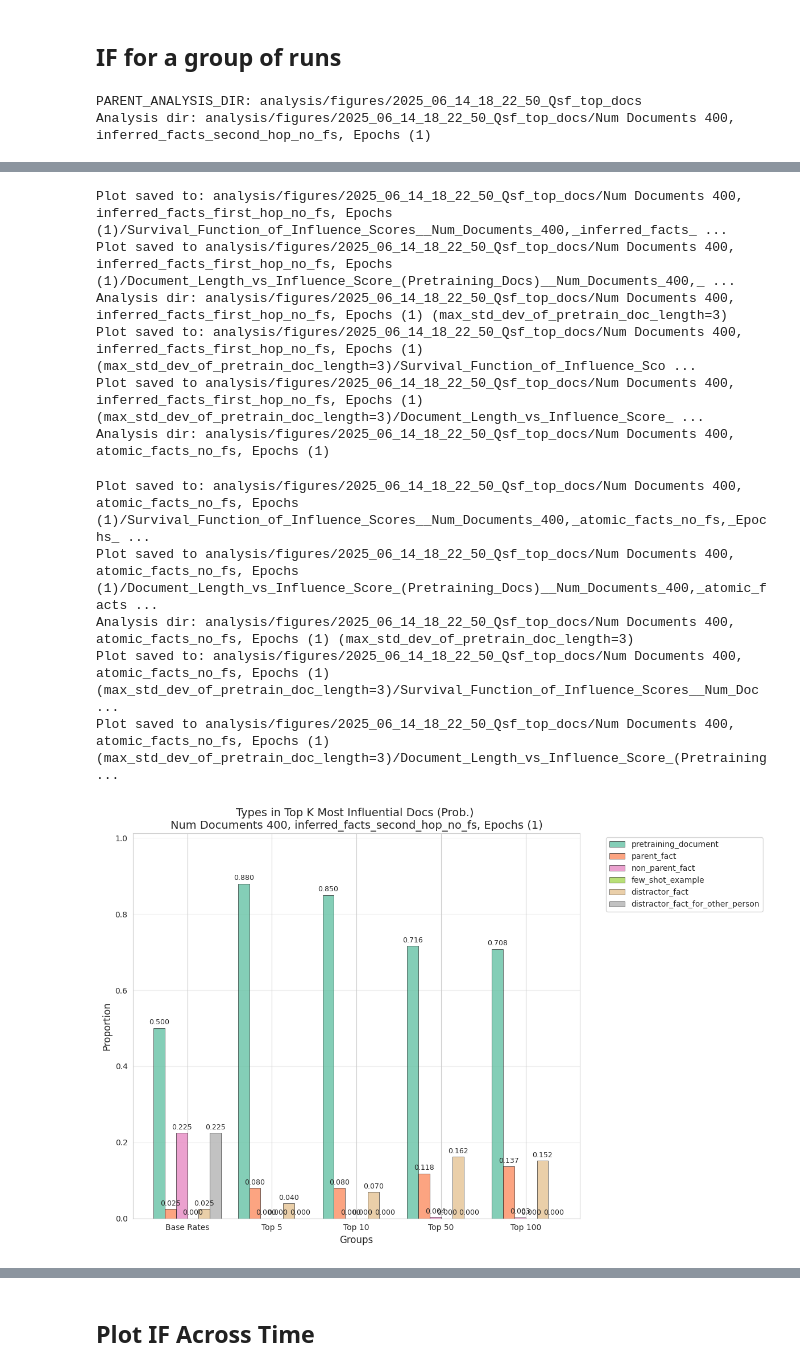
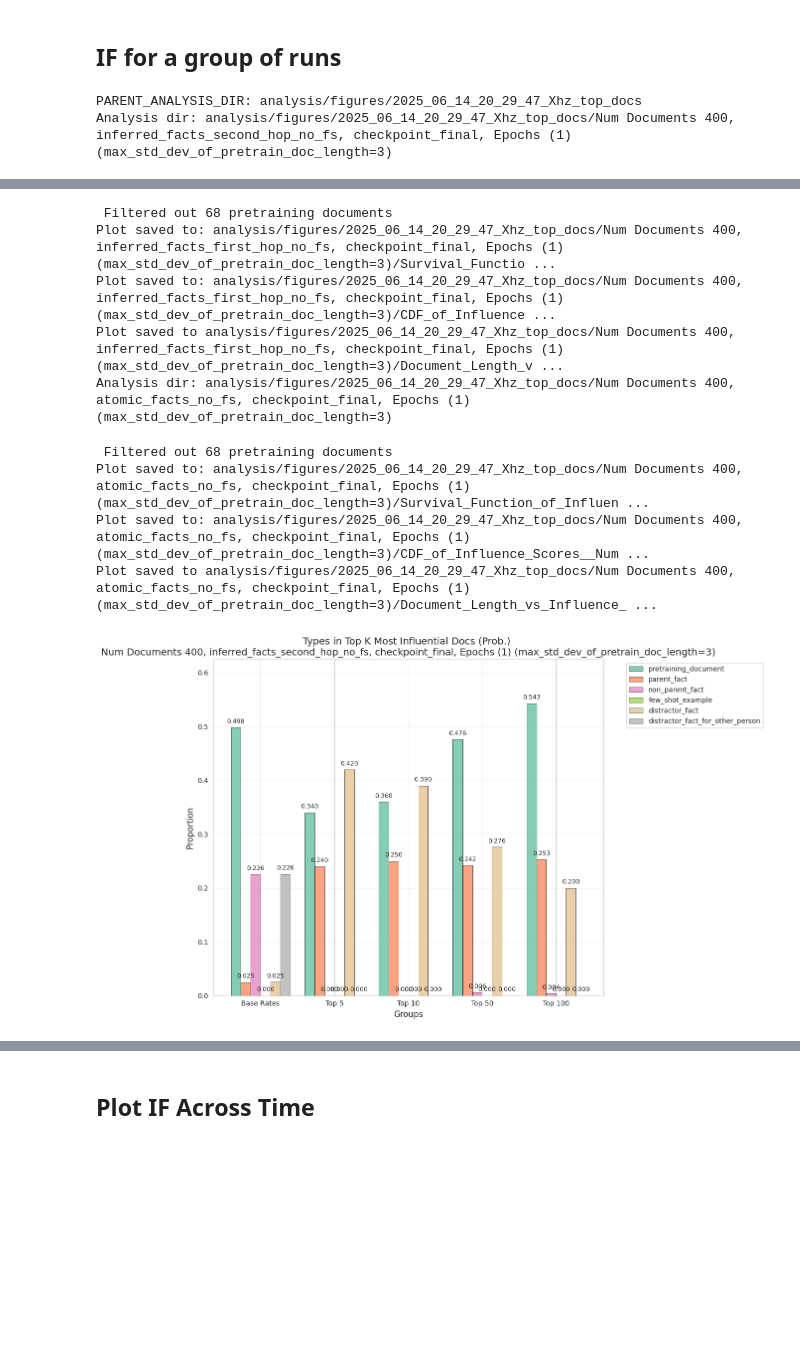
Before and after one commit to levmckinney/malign-influence, a Jupyter notebook: analysis/extractive_structures.ipynb, the cells around one changed output, grey strips where cells are left out. Saved outputs shown, nothing was run; the diff lists cells and outputs as text; code cells hidden in the pictures; blank space fills up the shorter version.

```diff
--- a/analysis/extractive_structures.ipynb
+++ b/analysis/extractive_structures.ipynb
@@ -1489,9 +1623,8 @@ from oocr_influence.analysis_utils import load_influence_scores, split_dataset_a
 # %% [markdown]
 ### Influence Analysis Historgam
 # %%
-RUN_IDS = [
-"uo7zhyu0"
-]
+RUN_IDS = ["dgx4axk3",
+"6gvl9oxe","uo7zhyu0"]
 
 RUN_IDS_WITH_BROKEN_TEST_DATASET = [
 "4ujfx60l",
@@ -1524,7 +1657,9 @@ bin_width_list = []
 test_dataset_list = []
 probabilities_list = []
 tokenizer_list = []
+reduced_scores_by_document_list = []
 
+REDUCTION_FOR_PLOTS = "sum"
 # Part 1: Load all data
 for experiment, log, path_or_wandb in zip(experiments_to_analyze, experiment_logs, experiment_analysis_paths):
     influence_experiment_log = log
@@ -1589,14 +1724,13 @@ for experiment, log, path_or_wandb in zip(experiments_to_analyze, experiment_log
         all_modules_influence_scores_by_document, train_dataset_by_document = split_dataset_and_scores_by_document(scores=influence_scores, packed_train_ds=train_dataset)
     else:
         all_modules_influence_scores_by_document, train_dataset_by_document = influence_scores, train_dataset
-
-    bin_width = max(1, int(len(train_dataset) / 40)) # type: ignore
+    reduced_scores_by_document = reduce_scores(all_modules_influence_scores_by_document, REDUCTION_FOR_PLOTS)
 
     # Append to lists
     all_modules_influence_scores_by_document_list.append(all_modules_influence_scores_by_document)
     train_dataset_by_document_list.append(train_dataset_by_document)
     experiment_name_parent_list.append(experiment_name_parent)
-    bin_width_list.append(bin_width)
+    reduced_scores_by_document_list.append(reduced_scores_by_document)
     test_dataset_list.append(test_dataset)
     probabilities_list.append(probabilities)
     tokenizer_list.append(tokenizer)
@@ -1829,7 +1978,7 @@ def filter_number_of_documents(num_docs: int) -> Callable[[InfluenceArgs, Traini
 
 groups = []
 
-groups += [GroupOfExperiments(name=f"Num Documents {train_arg.synth_types_per_fact * train_arg.synth_ideas_per_type * train_arg.synth_docs_per_idea}, {arg.query_dataset_split_name}, Epochs ({train_arg.epochs})", experiment_filter= lambda x,y,if_arg=arg,t_arg=train_arg: (if_arg.query_dataset_split_name == x.query_dataset_split_name) and (t_arg.synth_ideas_per_type == y.synth_ideas_per_type) and (y.epochs == t_arg.epochs)) for arg,train_arg in sorted([(InfluenceArgs.model_validate(log.args), TrainingArgs.model_validate(og_log.args)) for log, og_log in zip(experiment_logs, original_experiment_logs)], key=lambda x: x[1].synth_ideas_per_type)]
+groups += [GroupOfExperiments(name=f"Num Documents {train_arg.synth_types_per_fact * train_arg.synth_ideas_per_type * train_arg.synth_docs_per_idea}, {arg.query_dataset_split_name}, {arg.checkpoint_name}, Epochs ({train_arg.epochs})", experiment_filter= lambda x,y,if_arg=arg,t_arg=train_arg: (if_arg.query_dataset_split_name == x.query_dataset_split_name) and (t_arg.synth_ideas_per_type == y.synth_ideas_per_type) and (y.epochs == t_arg.epochs)  and (x.checkpoint_name == if_arg.checkpoint_name)) for arg,train_arg in sorted([(InfluenceArgs.model_validate(log.args), TrainingArgs.model_validate(og_log.args)) for log, og_log in zip(experiment_logs, original_experiment_logs)], key=lambda x: x[1].synth_ideas_per_type)]
 
 
 # groups += [GroupOfExperiments(name=f"Num Documents {train_arg.synth_types_per_fact * train_arg.synth_ideas_per_type * train_arg.synth_docs_per_idea}, {arg.query_dataset_split_name}, {arg.checkpoint_name}, Epochs ({train_arg.epochs})", experiment_filter= lambda x,y,if_arg=arg,t_arg=train_arg: (if_arg.checkpoint_name == x.checkpoint_name)) for arg,train_arg in sorted([(InfluenceArgs.model_validate(log.args), TrainingArgs.model_validate(og_log.args)) for log, og_log in zip(experiment_logs, original_experiment_logs)], key=lambda x: x[1].synth_ideas_per_type)]
@@ -1852,7 +2001,7 @@ for group in groups:
 
         experiment_name = experiment_name_parent
         checkpoint_name_to_proportions = {}
-        for max_std_dev_of_pretrain_doc_length in [None,3]:
+        for max_std_dev_of_pretrain_doc_length in [3]:
 
             if max_std_dev_of_pretrain_doc_length is not None:
                 experiment_name += f" (max_std_dev_of_pretrain_doc_length={max_std_dev_of_pretrain_doc_length})"
@@ -1867,13 +2016,16 @@ for group in groups:
                 std_dev = np.std(pretain_doc_lengths)
                 mn = np.mean(pretain_doc_lengths)
                 ids_to_keep = [id for id,type,input_ids in zip(train_dataset["id"], train_dataset["type"],train_dataset["input_ids"]) if type != "pretraining_document" or (len(input_ids) < mn + max_std_dev_of_pretrain_doc_length * std_dev)] # type: ignore
+                print(f" Filtered out {len(train_dataset) - len(ids_to_keep)} pretraining documents")
             else:
                 ids_to_keep = [id for id in train_dataset["id"]]
 
             scores_df = pd.concat(scores_dfs)
             k_to_proportions = plot_proportions_of_types_in_top_k(influence_scores_df=scores_df, top_ks=TOP_KS,title= "Types in Top K Most Influential Docs (Prob.) \n" + experiment_name, analysis_dir=analysis_dir, plot_ratio=False, ids_to_keep=ids_to_keep)
 
-            plot_survival_function_by_group(scores_df=scores_df, title= "Survival Function of Influence Scores \n" + experiment_name, analysis_dir=analysis_dir, ids_to_keep=ids_to_keep)
+            plot_survival_function_by_group(influence_scores_df=scores_df, title= "Survival Function of Influence Scores \n" + experiment_name, analysis_dir=analysis_dir, ids_to_keep=ids_to_keep)
+
+            plot_cdf_by_group(influence_scores_df=scores_df, title= "CDF of Influence Scores \n" + experiment_name, analysis_dir=analysis_dir, ids_to_keep=ids_to_keep)
 
             if len(train_datasets) == 1:
 
@@ -1890,5 +2042,5 @@ for group in groups:
                 num_steps = re.search(r"s(\d+)",checkpoint_name).group(1)
                 return int(num_steps) / steps_per_epoch
 # %% [output]
-PARENT_ANALYSIS_DIR: analysis/figures/2025_06_14_18_22_50_Qsf_top_docs
-Analysis dir: analysis/figures/2025_06_14_18_22_50_Qsf_top_docs/Num Documents 400, inferred_facts_second_hop_no_fs, Epochs (1)
+PARENT_ANALYSIS_DIR: analysis/figures/2025_06_14_20_29_47_Xhz_top_docs
+Analysis dir: analysis/figures/2025_06_14_20_29_47_Xhz_top_docs/Num Documents 400, inferred_facts_second_hop_no_fs, checkpoint_final, Epochs (1) (max_std_dev_of_pretrain_doc_length=3)
@@ -1901,12 +2052,10 @@ Analysis dir: analysis/figures/2025_06_14_18_22_50_Qsf_top_docs/Num Documents 40
-Plot saved to: analysis/figures/2025_06_14_18_22_50_Qsf_top_docs/Num Documents 400, inferred_facts_first_hop_no_fs, Epochs (1)/Survival_Function_of_Influence_Scores__Num_Documents_400,_inferred_facts_ ...
-Plot saved to analysis/figures/2025_06_14_18_22_50_Qsf_top_docs/Num Documents 400, inferred_facts_first_hop_no_fs, Epochs (1)/Document_Length_vs_Influence_Score_(Pretraining_Docs)__Num_Documents_400,_ ...
-Analysis dir: analysis/figures/2025_06_14_18_22_50_Qsf_top_docs/Num Documents 400, inferred_facts_first_hop_no_fs, Epochs (1) (max_std_dev_of_pretrain_doc_length=3)
-Plot saved to: analysis/figures/2025_06_14_18_22_50_Qsf_top_docs/Num Documents 400, inferred_facts_first_hop_no_fs, Epochs (1) (max_std_dev_of_pretrain_doc_length=3)/Survival_Function_of_Influence_Sco ...
-Plot saved to analysis/figures/2025_06_14_18_22_50_Qsf_top_docs/Num Documents 400, inferred_facts_first_hop_no_fs, Epochs (1) (max_std_dev_of_pretrain_doc_length=3)/Document_Length_vs_Influence_Score_ ...
-Analysis dir: analysis/figures/2025_06_14_18_22_50_Qsf_top_docs/Num Documents 400, atomic_facts_no_fs, Epochs (1)
+ Filtered out 68 pretraining documents
+Plot saved to: analysis/figures/2025_06_14_20_29_47_Xhz_top_docs/Num Documents 400, inferred_facts_first_hop_no_fs, checkpoint_final, Epochs (1) (max_std_dev_of_pretrain_doc_length=3)/Survival_Functio ...
+Plot saved to: analysis/figures/2025_06_14_20_29_47_Xhz_top_docs/Num Documents 400, inferred_facts_first_hop_no_fs, checkpoint_final, Epochs (1) (max_std_dev_of_pretrain_doc_length=3)/CDF_of_Influence ...
+Plot saved to analysis/figures/2025_06_14_20_29_47_Xhz_top_docs/Num Documents 400, inferred_facts_first_hop_no_fs, checkpoint_final, Epochs (1) (max_std_dev_of_pretrain_doc_length=3)/Document_Length_v ...
+Analysis dir: analysis/figures/2025_06_14_20_29_47_Xhz_top_docs/Num Documents 400, atomic_facts_no_fs, checkpoint_final, Epochs (1) (max_std_dev_of_pretrain_doc_length=3)
-Plot saved to: analysis/figures/2025_06_14_18_22_50_Qsf_top_docs/Num Documents 400, atomic_facts_no_fs, Epochs (1)/Survival_Function_of_Influence_Scores__Num_Documents_400,_atomic_facts_no_fs,_Epochs_ ...
-Plot saved to analysis/figures/2025_06_14_18_22_50_Qsf_top_docs/Num Documents 400, atomic_facts_no_fs, Epochs (1)/Document_Length_vs_Influence_Score_(Pretraining_Docs)__Num_Documents_400,_atomic_facts ...
-Analysis dir: analysis/figures/2025_06_14_18_22_50_Qsf_top_docs/Num Documents 400, atomic_facts_no_fs, Epochs (1) (max_std_dev_of_pretrain_doc_length=3)
-Plot saved to: analysis/figures/2025_06_14_18_22_50_Qsf_top_docs/Num Documents 400, atomic_facts_no_fs, Epochs (1) (max_std_dev_of_pretrain_doc_length=3)/Survival_Function_of_Influence_Scores__Num_Doc ...
-Plot saved to analysis/figures/2025_06_14_18_22_50_Qsf_top_docs/Num Documents 400, atomic_facts_no_fs, Epochs (1) (max_std_dev_of_pretrain_doc_length=3)/Document_Length_vs_Influence_Score_(Pretraining ...
+ Filtered out 68 pretraining documents
+Plot saved to: analysis/figures/2025_06_14_20_29_47_Xhz_top_docs/Num Documents 400, atomic_facts_no_fs, checkpoint_final, Epochs (1) (max_std_dev_of_pretrain_doc_length=3)/Survival_Function_of_Influen ...
+Plot saved to: analysis/figures/2025_06_14_20_29_47_Xhz_top_docs/Num Documents 400, atomic_facts_no_fs, checkpoint_final, Epochs (1) (max_std_dev_of_pretrain_doc_length=3)/CDF_of_Influence_Scores__Num ...
+Plot saved to analysis/figures/2025_06_14_20_29_47_Xhz_top_docs/Num Documents 400, atomic_facts_no_fs, checkpoint_final, Epochs (1) (max_std_dev_of_pretrain_doc_length=3)/Document_Length_vs_Influence_ ...
-[figure, old version]
+[figure, new version]
```
Also changed, not shown: parts of 4 cells of this notebook.
